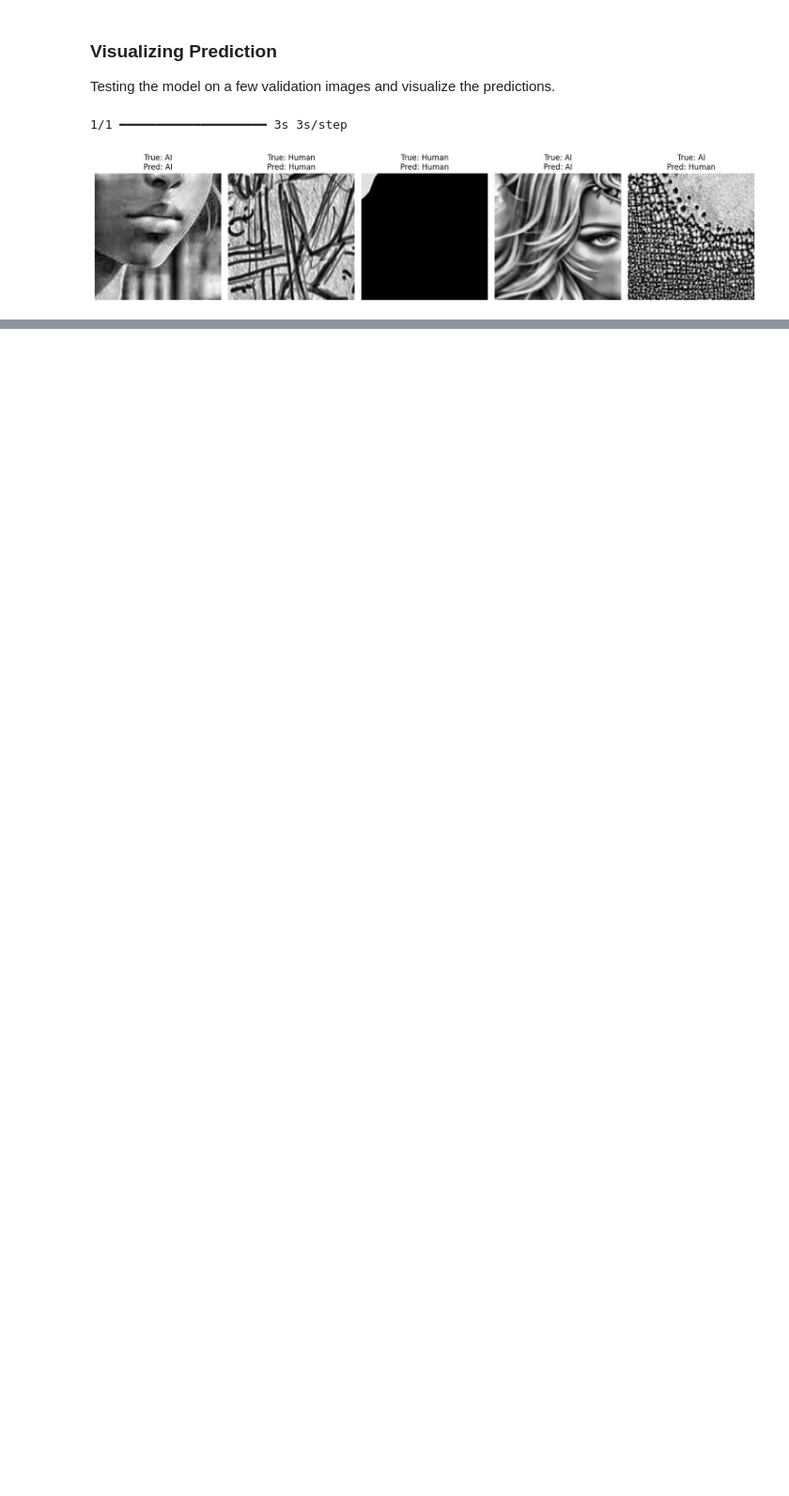
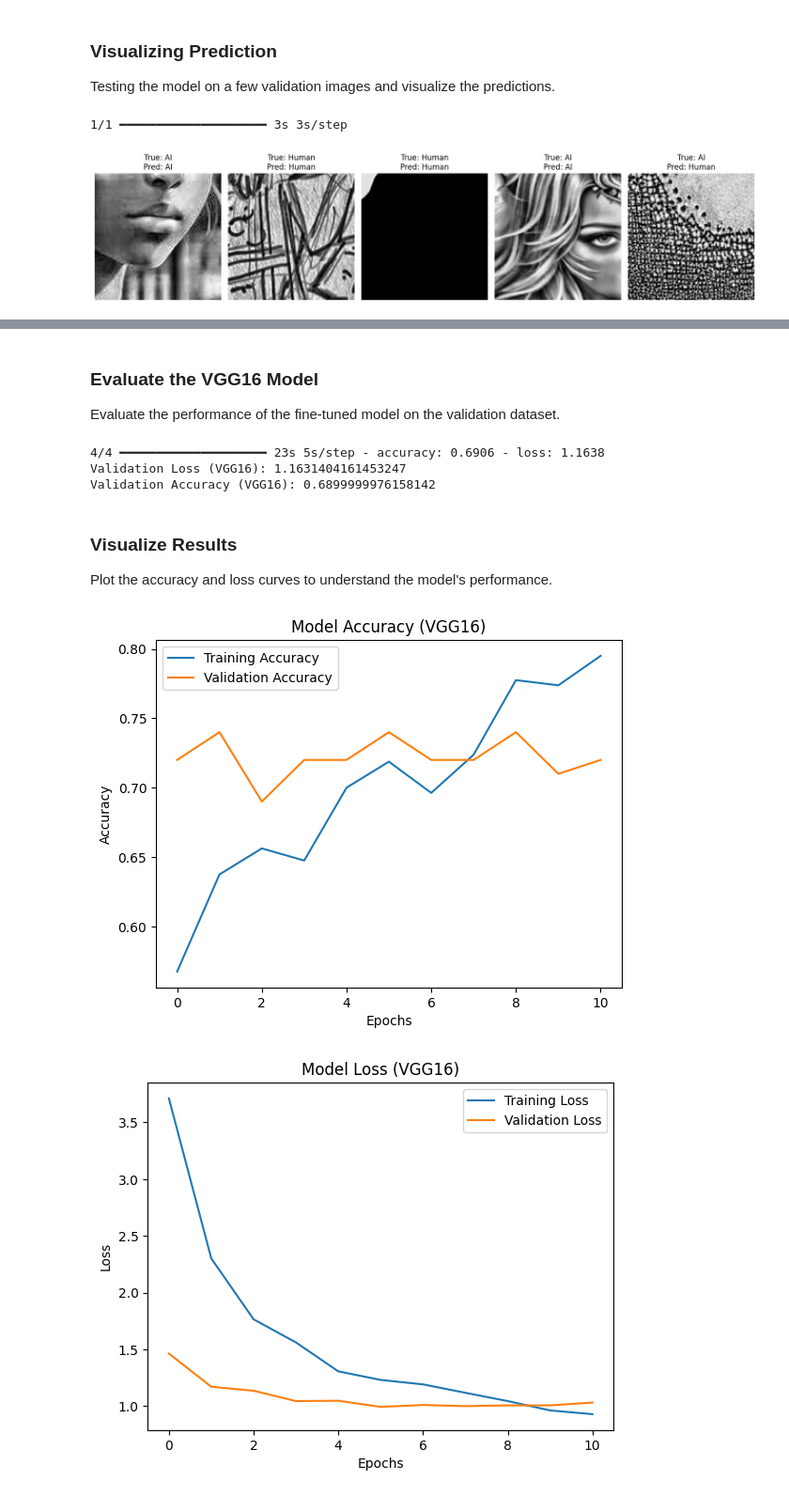
Before and after one commit to MominaSiddiq/AI_Generated_vs_HumanCreated_Sketches, a Jupyter notebook: AI_vs_Human_sketches_.ipynb, the cells around one changed output, grey strips where cells are left out. Shown at 94% size. Cells and saved outputs as stored; diff of their text form; code cells hidden in the pictures; blank space fills up the shorter version.

Commit message:
used 3 models on a subset of the dataset with only 1000 images and analyzed results.

```diff
--- a/AI_vs_Human_sketches_.ipynb
+++ b/AI_vs_Human_sketches_.ipynb
@@ -618,0 +680,15 @@ visualize_predictions(model, valid_data, class_names)
+# %%
+# Define callbacks
+early_stopping_vgg = EarlyStopping(
+    monitor='val_loss',
+    patience=5,  # Stop after 5 epochs of no improvement
+    restore_best_weights=True
+)
+
+lr_schedule_vgg = ReduceLROnPlateau(
+    monitor='val_loss',
+    factor=0.5,
+    patience=3,
+    min_lr=1e-6,
+    verbose=1
+)
@@ -618,0 +698,8 @@ visualize_predictions(model, valid_data, class_names)
+# %%
+# Train the model
+history_vgg = model_vgg.fit(
+    train_data,
+    validation_data=valid_data,
+    epochs=50,
+    callbacks=[early_stopping_vgg, lr_schedule_vgg]
+)
@@ -618,0 +756,36 @@ visualize_predictions(model, valid_data, class_names)
+# %% [markdown]
+### Evaluate the VGG16 Model
+Evaluate the performance of the fine-tuned model on the validation dataset.
+# %%
+# Evaluate the model
+loss_vgg, accuracy_vgg = model_vgg.evaluate(valid_data)
+print(f"Validation Loss (VGG16): {loss_vgg}")
+print(f"Validation Accuracy (VGG16): {accuracy_vgg}")
+# %% [output]
+4/4 ━━━━━━━━━━━━━━━━━━━━ 23s 5s/step - accuracy: 0.6906 - loss: 1.1638
+Validation Loss (VGG16): 1.1631404161453247
+Validation Accuracy (VGG16): 0.6899999976158142
+# %% [markdown]
+### Visualize Results
+Plot the accuracy and loss curves to understand the model's performance.
+# %%
+# Plot training and validation accuracy
+plt.plot(history_vgg.history['accuracy'], label='Training Accuracy')
+plt.plot(history_vgg.history['val_accuracy'], label='Validation Accuracy')
+plt.title('Model Accuracy (VGG16)')
+plt.xlabel('Epochs')
+plt.ylabel('Accuracy')
+plt.legend()
+plt.show()
+
+# Plot training and validation loss
+plt.plot(history_vgg.history['loss'], label='Training Loss')
+plt.plot(history_vgg.history['val_loss'], label='Validation Loss')
+plt.title('Model Loss (VGG16)')
+plt.xlabel('Epochs')
+plt.ylabel('Loss')
+plt.legend()
+plt.show()
+# %% [output]
+[figure, added]
+[figure, added]
```
Also changed, not shown: parts of 15 cells of this notebook.
